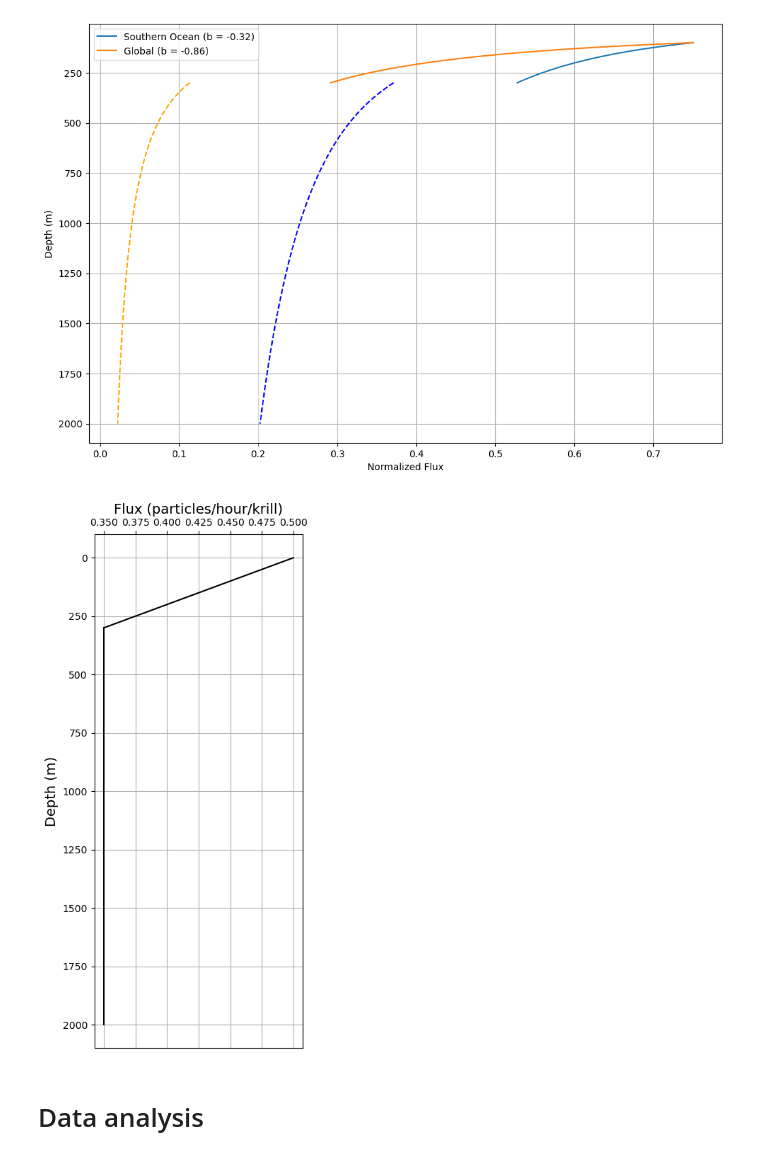
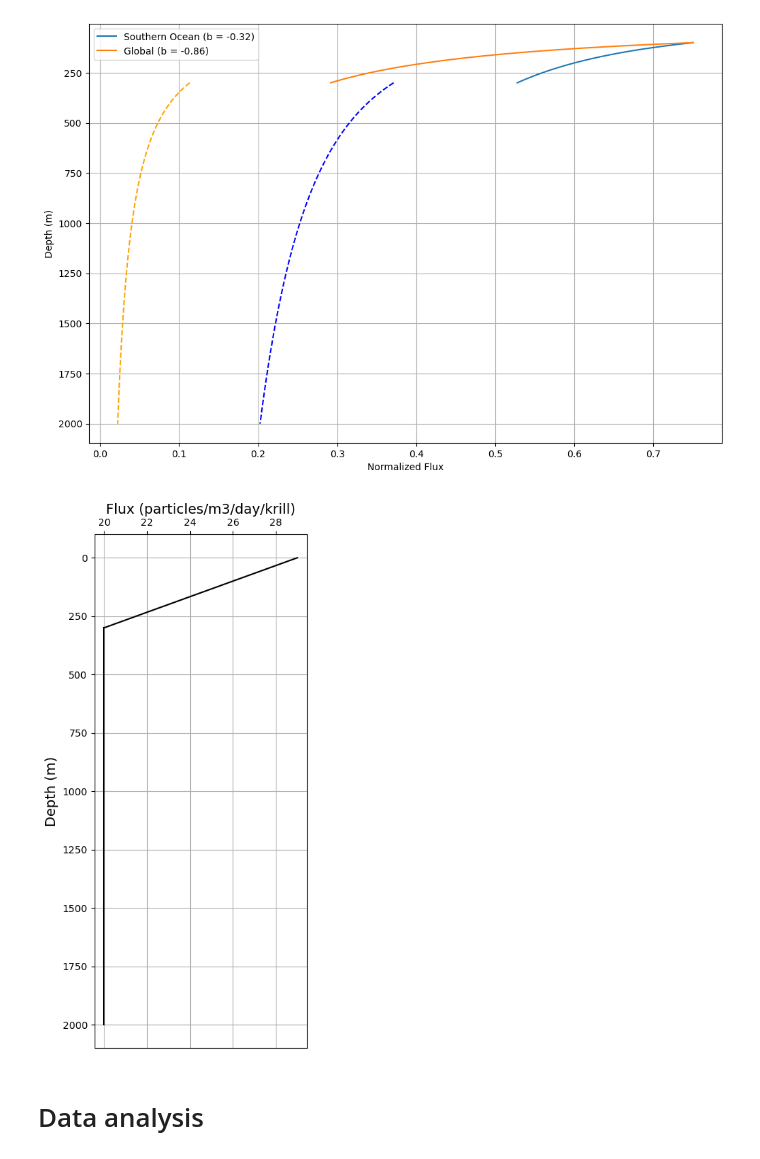
Before and after one commit to bethcandish/Antarctic_Krill, a Jupyter notebook: model_plots.ipynb, the cells around one changed output. Saved outputs shown, nothing was run; the diff lists cells and outputs as text; code cells hidden in the pictures.

```diff
--- a/model_plots.ipynb
+++ b/model_plots.ipynb
@@ -2727,34 +2886,35 @@ plt.show()
 # %%
 import numpy as np
 import matplotlib.pyplot as plt
 
 # parameters
 depth_shallow = np.linspace(0, 300, 1000)  # Depth in meters
-flux_shallow = 0.5 - 0.0005 * depth_shallow
+flux_shallow = 29 - ((29-20)/300) * depth_shallow
 
 depth_deep = np.linspace(300, 2000, 1000)  # Depth in meters
-flux_deep = np.full(len(depth_deep), 0.35)  # Constant flux below 300m
+flux_deep = np.full(len(depth_deep), 20)  # Constant flux below 300m
+
 
 # plotting
 plt.figure(figsize=(4, 8))
 ax = plt.gca()
 ax.invert_yaxis()  # Invert y-axis for depth
 ax.plot(flux_shallow, depth_shallow, label="Flux (0-300m)", color='black')
 ax.plot(flux_deep, depth_deep, label="Flux (300-2000m)", color='black')
 
 # Set x-axis labels and ticks at the top
 ax.xaxis.set_label_position('top')
 ax.xaxis.tick_top()
-ax.set_xlabel("Flux (particles/hour/krill)", fontsize=14)
+ax.set_xlabel("Flux (particles/m3/day/krill)", fontsize=14)
 
 # Y-axis label and grid
 ax.set_ylabel("Depth (m)", fontsize=14)
 ax.grid()
 
 plt.tight_layout()
 plt.show()
 # %% [output]
-[figure, old version]
+[figure, new version]
 # %% [markdown]
 # Data analysis
 # %% [markdown]
```
Also changed, not shown: parts of 34 cells of this notebook, 11 other files.
